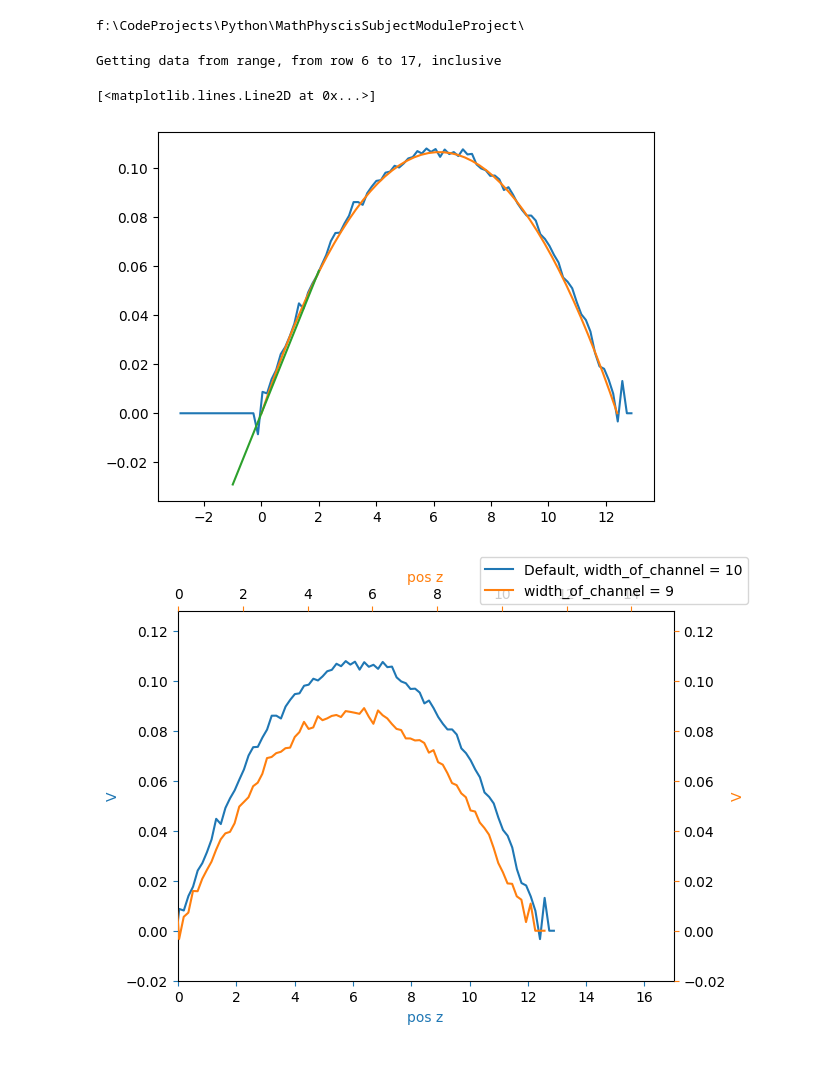
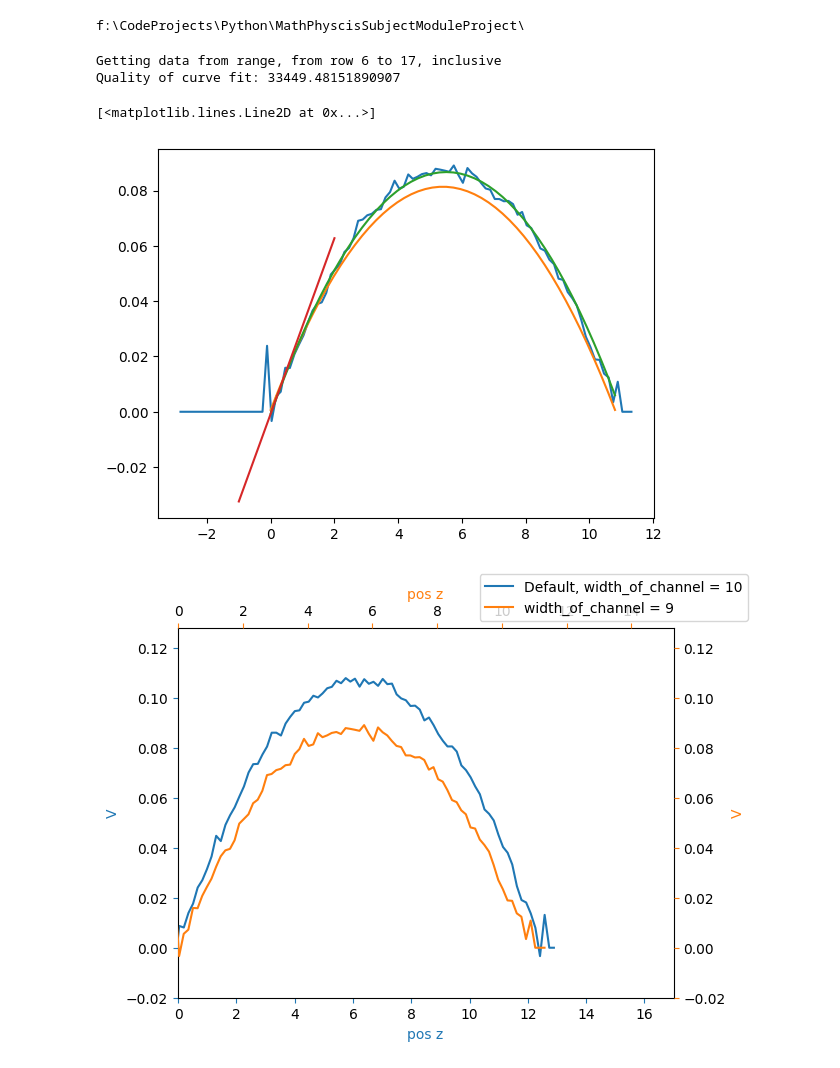
Before and after one commit to Cyandied/MathPhyscisSubjectModuleProject, a Jupyter notebook: DataDisplay/simulationData.ipynb, the cells around one changed output. Saved outputs shown, nothing was run; the diff lists cells and outputs as text; code cells hidden in the pictures.

Commit message:
Added curve_fit option to slip length finding
- also messed a bit with cleanSpikes

```diff
--- a/DataDisplay/simulationData.ipynb
+++ b/DataDisplay/simulationData.ipynb
@@ -6,6 +6,7 @@ This script is made to easily display simulation data
 import matplotlib.pyplot as plt
 import numpy as np
 import pandas as pd
+from scipy.optimize import curve_fit
 from openpyxl import Workbook, load_workbook
 import os
 
@@ -21,7 +22,7 @@ def cleanSpikes(velocity):
         if(i==0):
             newz.append(coord)
             continue
-        if((coord-newz[-1]) > 0.1 or (coord-newz[-1]) < -0.1):
+        if((coord-newz[-1]) > 0.07 or (coord-newz[-1]) < -0.07):
             newz.append(0)
         else: newz.append(coord)
     return newz
@@ -73,6 +74,9 @@ f:\CodeProjects\Python\MathPhyscisSubjectModuleProject\
 
 #Boltzmann constant, we need this?
 kB = 1.38*(10**(-23))
+
+def parabola(x,a,b,c):
+    return x**2*a+x*b+c
 
 def momentumPFlowEquation(y,rho,mu,P,A,B):
     return y**2/(rho*mu*2)*P-y*A-B
@@ -102,6 +106,12 @@ def findSlipLength(simulationData,force_b=-1):
     L_s = -b/a
     return np.abs(L_s),a,b
 
+def findSlipLengthCF(simulationData,estimate_center,estimate_B):
+    maskL = simulationData["table"]["Z"] > 0
+    vars,cov=curve_fit(parabola,simulationData["table"]["Z"][maskL],simulationData["table"]["V"][maskL],[-1/(2*estimate_center),-estimate_center*2,estimate_B],absolute_sigma=True)
+    L_s = -vars[2]/vars[1]
+    return np.abs(L_s),vars[0],vars[1],vars[2],cov
+
 
 
 cw = 10
@@ -112,29 +122,33 @@ A,B= neumannSlip(1,cw,1,1,-1)
 # %%
 #Set your default simulation (meaning the simulation you have run where all variables are "default" for you)
 #For me it is T1 at row 5
 default = Data("Thea",5)
 
 #I get all my sims, luckily they are right next to eachother in the excel sheet
 sims = getSeveralSims("Thea",rowRange=[6,17])
 
 #Testing slip length estimation:
-data = default
+data = sims[0]
 
-L_s,a,b = findSlipLength(data,0)
+# L_s,a,b = findSlipLength(data,0)
+L_s,a,b,c,cov = findSlipLengthCF(data,6,0)
+
+print(f'Quality of curve fit: {np.linalg.cond(cov)}')
 
 Z = data["table"]["Z"]
 min = np.min(Z)
-Y = np.linspace(0,data["simulationParams"]["width_of_channel"]*1.24)
+Y = np.linspace(0,data["simulationParams"]["width_of_channel"]*1.20)
 plt.plot(Z,data["table"]["V"])
-A,B = neumannSlip(L_s,data["simulationParams"]["width_of_channel"]*1.24,data["simulationParams"]["density_fluid"],2.58,-0.01)
+A,B = neumannSlip(L_s,data["simulationParams"]["width_of_channel"]*1.20,data["simulationParams"]["density_fluid"],2.58,-0.01)
 plt.plot(Y,momentumPFlowEquation(Y,data["simulationParams"]["density_fluid"],2.58,-0.01,A,B))
 X = np.linspace(-1,2)
-plt.plot(X,X*a+b)
+plt.plot(X,X*b+c)
 #End of testing slip length estimation
 # %% [output]
 Getting data from range, from row 6 to 17, inclusive
+Quality of curve fit: 33449.48151890907
 [<matplotlib.lines.Line2D at 0x...>]
-[figure, old version]
+[figure, new version]
 # %%
 #Function purely to not have to look at this exact code over and over again
 def plotInFigure(plot:plt.Axes,sim:dict,label:str,plottype:str,default:dict=None):
```
